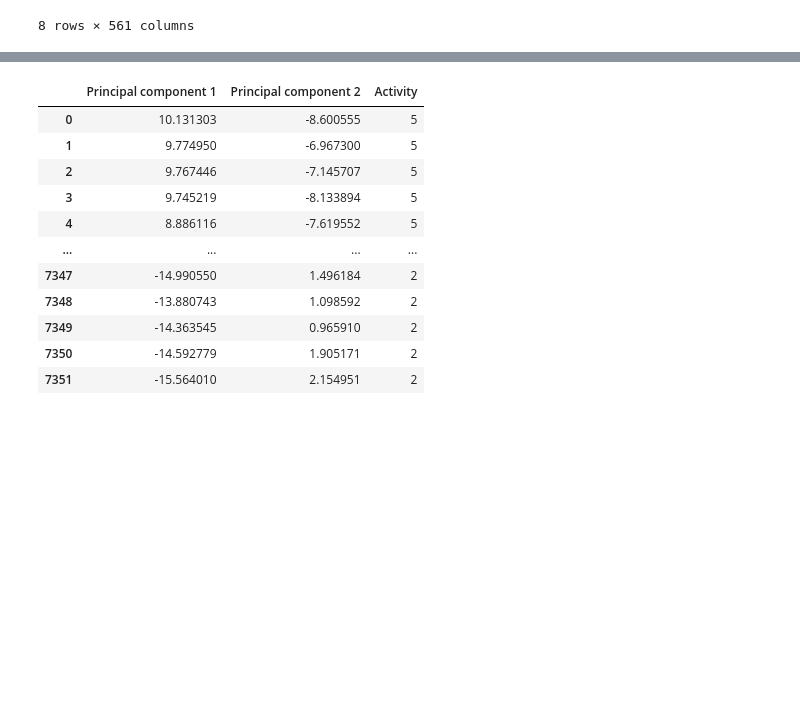
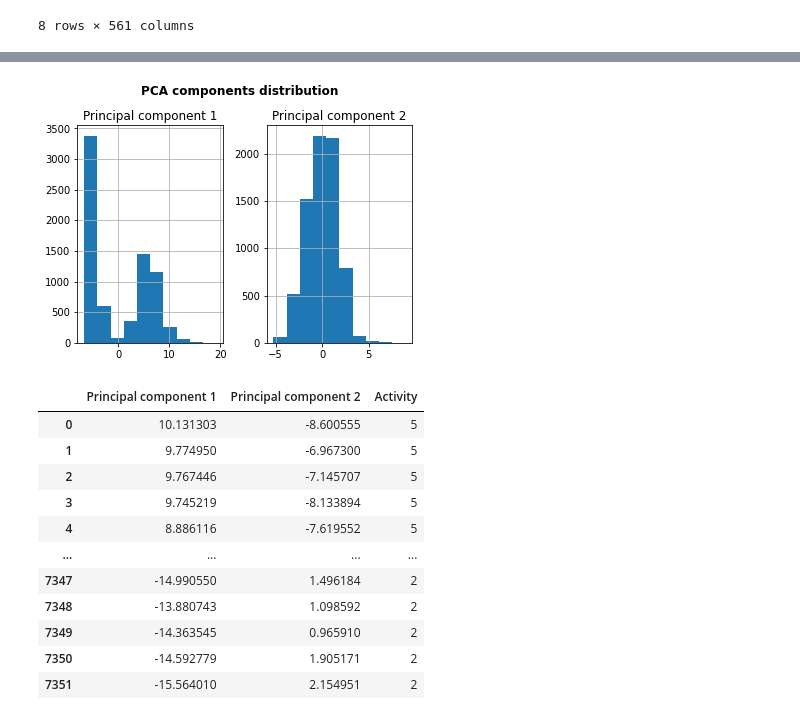
Before and after one commit to jamnicki/big_data, a Jupyter notebook: activities_classification.ipynb, the cells around one changed output, grey strips where cells are left out. Drawn from its saved outputs; the diff is of its cells as text; code cells hidden in the pictures; blank space fills up the shorter version.

```diff
--- a/activities_classification.ipynb
+++ b/activities_classification.ipynb
@@ -96,4 +91,10 @@ pca_df
 7352 rows × 3 columns
+# %%
+pca_hist_ax = pca_df.hist()
+plt.suptitle("PCA components distribution", y=1.02, fontsize='large', fontweight='semibold')
+plt.gcf().savefig('pca_df_hist.jpg', bbox_inches='tight')
+# %% [output]
+[figure, added]
 # %%
 LDA_model = LDA(n_components=2)
 lda_components = LDA_model.fit_transform(X_train, y_train)
```
Also changed, not shown: parts of 16 cells of this notebook, 2 other files.
